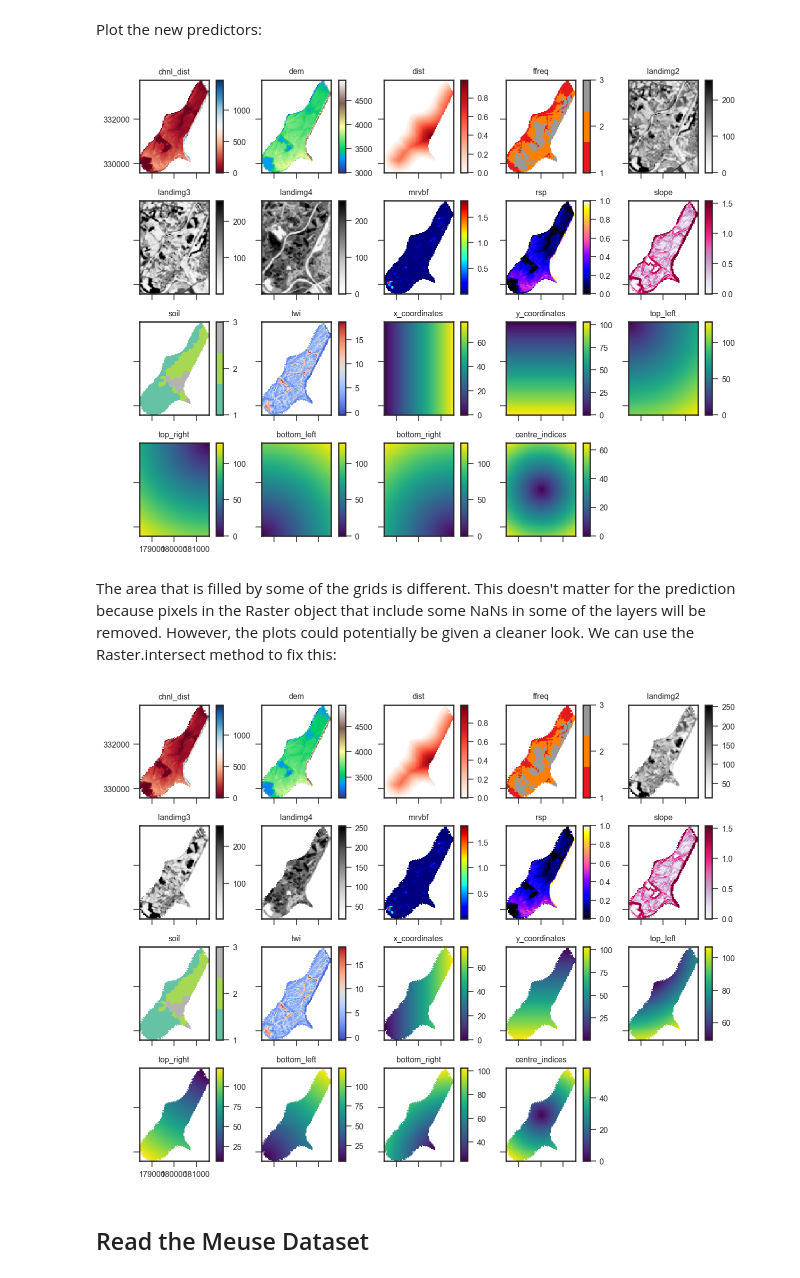
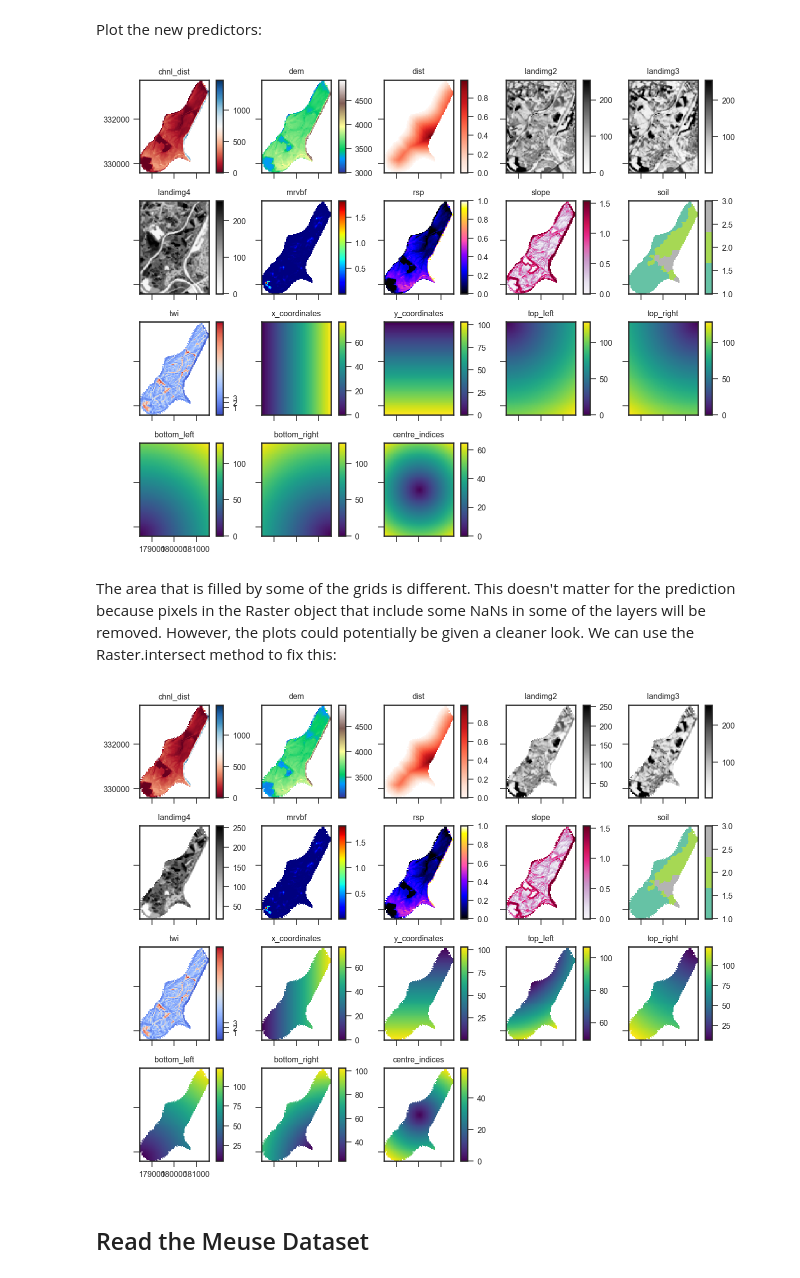
Before and after one commit to stevenpawley/Pyspatialml, a Jupyter notebook: examples/meuse_example.ipynb, the cells around one changed output. Cells and saved outputs as stored; diff of their text form; code cells hidden in the pictures.

```diff
--- a/examples/meuse_example.ipynb
+++ b/examples/meuse_example.ipynb
@@ -49,8 +69,6 @@ We can store matplotlib cmaps as an attribute within each layer in the Raster:
 stack.chnl_dist.cmap = 'RdBu'
 stack.dem.cmap = 'terrain'
 stack.dist.cmap = 'Reds'
-stack.ffreq.cmap = cm.get_cmap('Set1', 3)
-stack.ffreq.cmap = cm.get_cmap('Set1', 3)
 stack.landimg2.cmap = 'Greys'
 stack.landimg3.cmap = 'Greys'
 stack.landimg4.cmap = 'Greys'
@@ -89,7 +102,7 @@ plt.show()
 
 We want the prediction results to be depend on the spatial locations of the training data. So to include spatial information, coordinate grids can be generated and added to the Raster object:
 # %%
-xy_coordinates = xy(stack.iloc[0])
+xy_coordinates = xy_coordinates(stack.iloc[0])
 edms = distance_to_corners(stack.iloc[0])
 edms.plot()
 plt.show()
@@ -104,25 +117,20 @@ Plot the new predictors:
 # %%
 mpl.style.use('seaborn-ticks')
 fig, axs = stack.plot(figsize=(9, 7))
-
-# adjust the colorbar ticks on subplot 3
-ax = axs.flatten()[3]
-im = ax.images
-im[0].colorbar.set_ticks([1,2,3])
 
 # adjust the colorbar ticks on subplot 10
 ax = axs.flatten()[10]
 im = ax.images
 im[0].colorbar.set_ticks([1,2,3])
 
 # adjust the ticklabels rotation on subplot 8
 ax = axs.flatten()[8]
 ax.tick_params(axis='x', labelrotation=65)
 
 fig.tight_layout()
 plt.show()
 # %% [output]
-[figure, old version]
+[figure, new version]
 # %% [markdown]
 The area that is filled by some of the grids is different. This doesn't matter for the prediction because pixels in the Raster object that include some NaNs in some of the layers will be removed. However, the plots could potentially be given a cleaner look. We can use the Raster.intersect method to fix this:
 # %%
@@ -130,11 +138,6 @@ stack = stack.intersect()
 # %%
 mpl.style.use('seaborn-ticks')
 fig, axs = stack.plot(figsize=(9, 7))
-
-# adjust the colorbar ticks on subplot 3
-ax = axs.flatten()[3]
-im = ax.images
-im[0].colorbar.set_ticks([1,2,3])
 
 # adjust the colorbar ticks on subplot 10
 ax = axs.flatten()[10]
@@ -148,7 +151,7 @@ ax.tick_params(axis='x', labelrotation=65)
 fig.tight_layout()
 plt.show()
 # %% [output]
-[figure, old version]
+[figure, new version]
 # %% [markdown]
 ## Read the Meuse Dataset
 # %%
```
Also changed, not shown: parts of 16 cells of this notebook.
